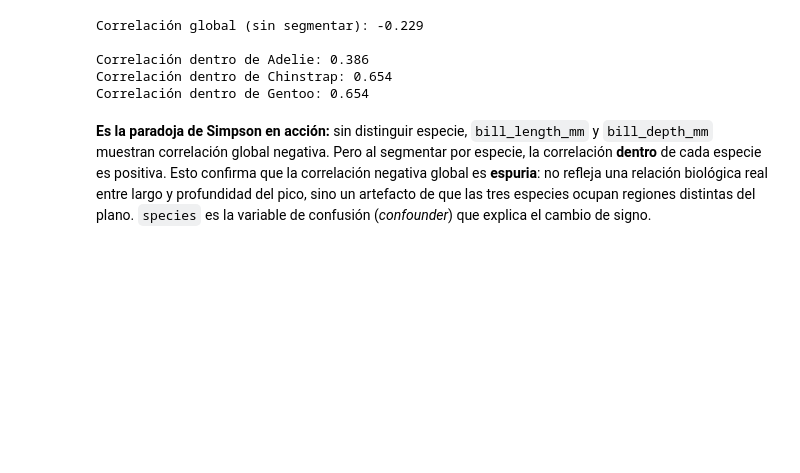
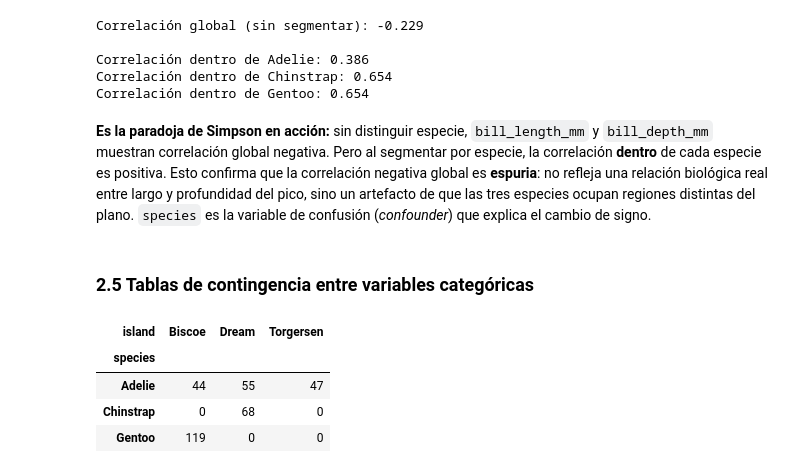
Before and after one commit to maxippacheco/tp1_lab_II_2026, a Jupyter notebook: TP1_Laboratorio_de_datos_2.ipynb, the cells around one changed output. Cells and saved outputs as stored; diff of their text form; code cells hidden in the pictures; blank space fills up the shorter version.

```diff
--- a/TP1_Laboratorio_de_datos_2.ipynb
+++ b/TP1_Laboratorio_de_datos_2.ipynb
@@ -357,3 +357,14 @@ muestran correlación global negativa. Pero al segmentar por especie, la correla
 **espuria**: no refleja una relación biológica real entre largo y profundidad del pico, sino un
 artefacto de que las tres especies ocupan regiones distintas del plano. `species` es la variable de
 confusión (*confounder*) que explica el cambio de signo.
+# %% [markdown]
+### 2.5 Tablas de contingencia entre variables categóricas
+# %%
+tabla_especie_isla = pd.crosstab(pinguinos["species"], pinguinos["island"])
+tabla_especie_isla
+# %% [output]
+| island | Biscoe | Dream | Torgersen |
+| species |  |  |  |
+| Adelie | 44 | 55 | 47 |
+| Chinstrap | 0 | 68 | 0 |
+| Gentoo | 119 | 0 | 0 |
```
Also changed, not shown: parts of 5 cells of this notebook.
